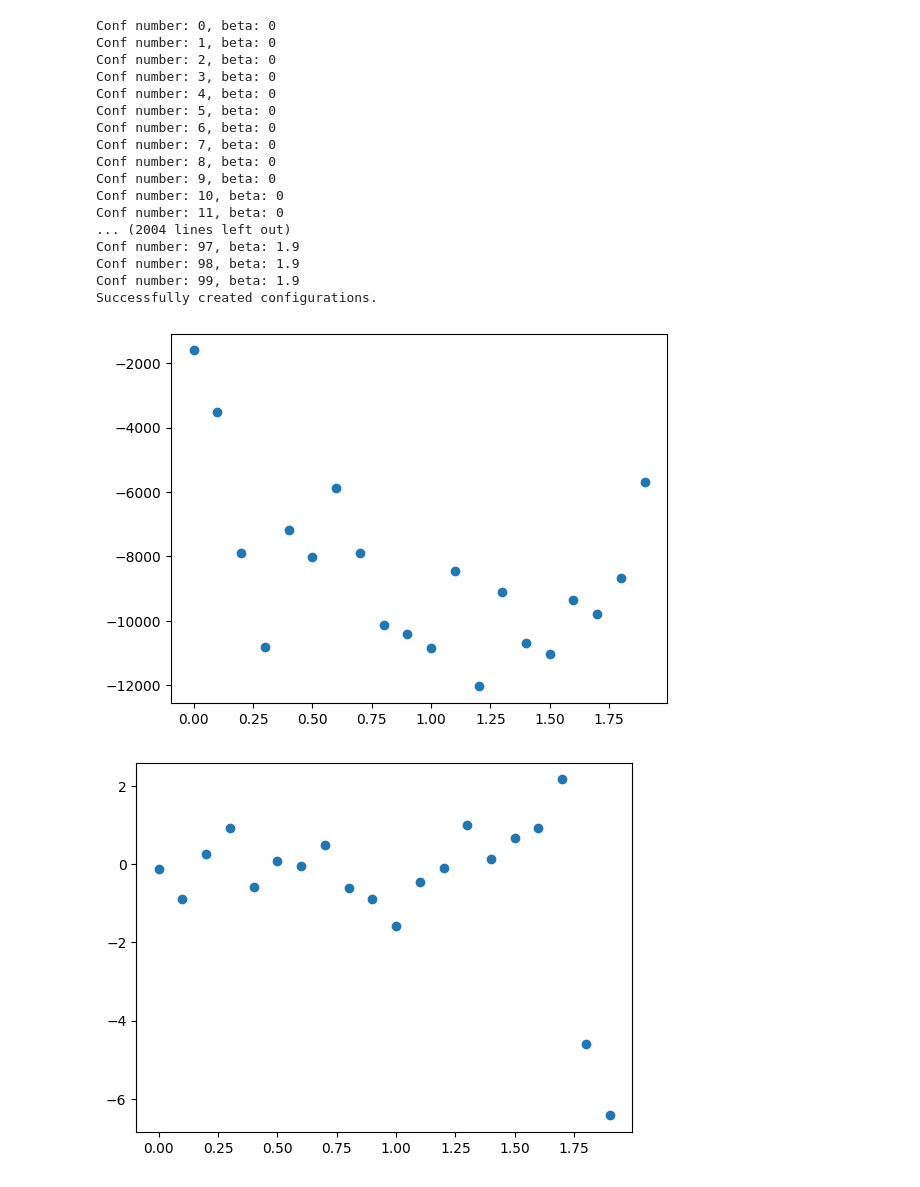
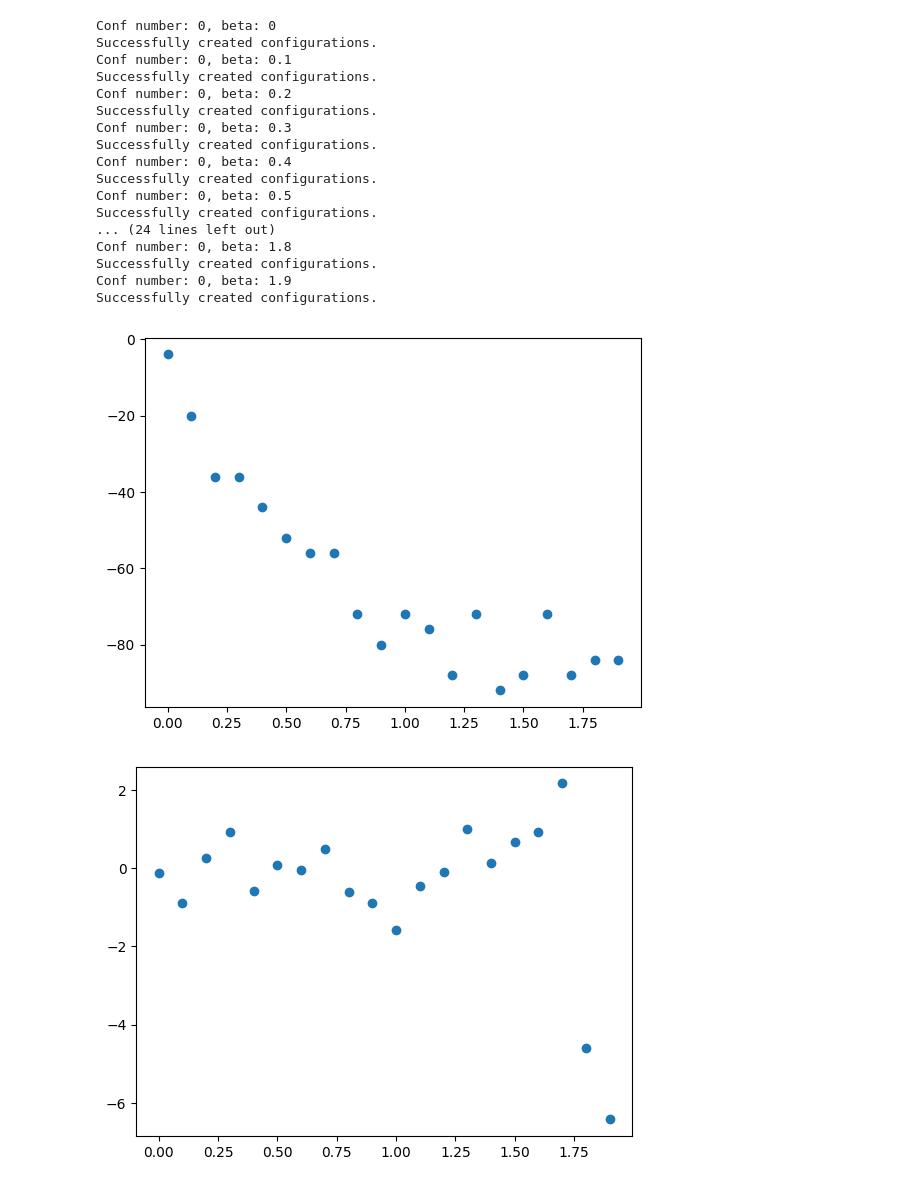
Before and after one commit to christophersoo/ising_model, a Jupyter notebook: ND_Ising/view.ipynb, the cells around one changed output. Drawn from its saved outputs; the diff is of its cells as text; code cells hidden in the pictures.

```diff
--- a/ND_Ising/view.ipynb
+++ b/ND_Ising/view.ipynb
@@ -5,52 +5,52 @@ import numpy as np
 import pandas as pd
 
 # parameters
-conf_n = 100
-mc_sweep = 100
-dim = 3
+conf_n = 1
+mc_sweep = 1000
+dim = 1
 num = 100
 
 subprocess.run(["g++", "-o", "main", "ND_ising_model.cpp", "ND_ising_system.cpp"], check=True)
 
 df_full = pd.DataFrame({"beta": [], "energies": [], "mags": []})
 
 beta_values = []
 energy_values = []
 mag_values = []
 
 for b in range(0, 20):
     subprocess.run(["./main", str(num), str(dim), str(mc_sweep), str(conf_n), str(b * 0.1)], check=True)
     df = pd.read_csv("output.csv")
 
     beta_values.append(b * 0.1)
     energy_values.append(df["energy_total"].values.tolist())  # Convert to list
     mag_values.append(df["magnetisation"].values.tolist())  # Convert to list
 
 df_full["beta"] = beta_values
 df_full["energies"] = energy_values
 df_full["mags"] = mag_values
 
 plt.scatter(df_full["beta"], [np.array(x).mean() for x in df_full["energies"]])
 plt.savefig("energy_v_beta.png")
 # %% [output]
 Conf number: 0, beta: 0
-Conf number: 1, beta: 0
-Conf number: 2, beta: 0
-Conf number: 3, beta: 0
-Conf number: 4, beta: 0
-Conf number: 5, beta: 0
-Conf number: 6, beta: 0
-Conf number: 7, beta: 0
-Conf number: 8, beta: 0
-Conf number: 9, beta: 0
-Conf number: 10, beta: 0
-Conf number: 11, beta: 0
-... (2004 lines left out)
-Conf number: 97, beta: 1.9
-Conf number: 98, beta: 1.9
-Conf number: 99, beta: 1.9
 Successfully created configurations.
+Conf number: 0, beta: 0.1
+Successfully created configurations.
+Conf number: 0, beta: 0.2
+Successfully created configurations.
+Conf number: 0, beta: 0.3
+Successfully created configurations.
+Conf number: 0, beta: 0.4
+Successfully created configurations.
+Conf number: 0, beta: 0.5
+Successfully created configurations.
+... (24 lines left out)
+Conf number: 0, beta: 1.8
+Successfully created configurations.
+Conf number: 0, beta: 1.9
+Successfully created configurations.
-[figure, old version]
+[figure, new version]
 # %%
 plt.scatter(df_full["beta"], [np.array(x).mean() for x in df_full["mags"]])
 plt.savefig("magnet_v_beta.png")
```
Also changed, not shown: 6 other files.
